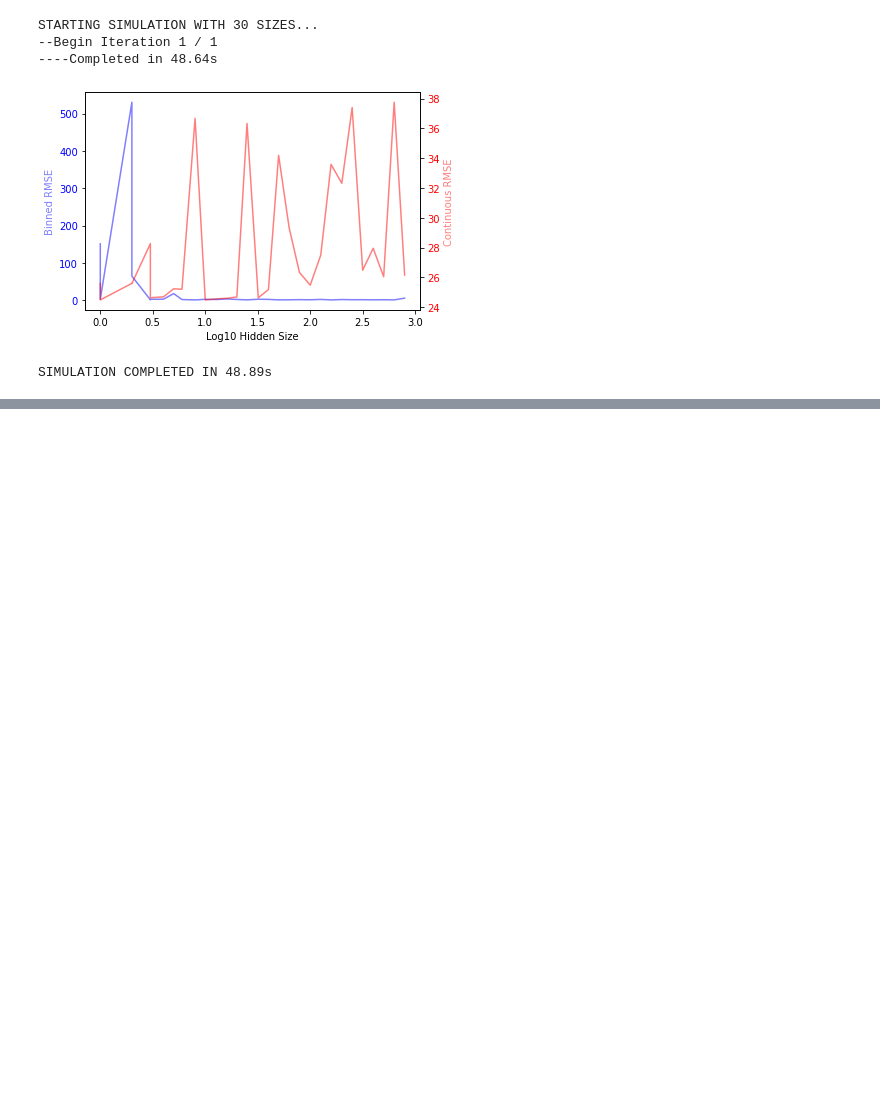
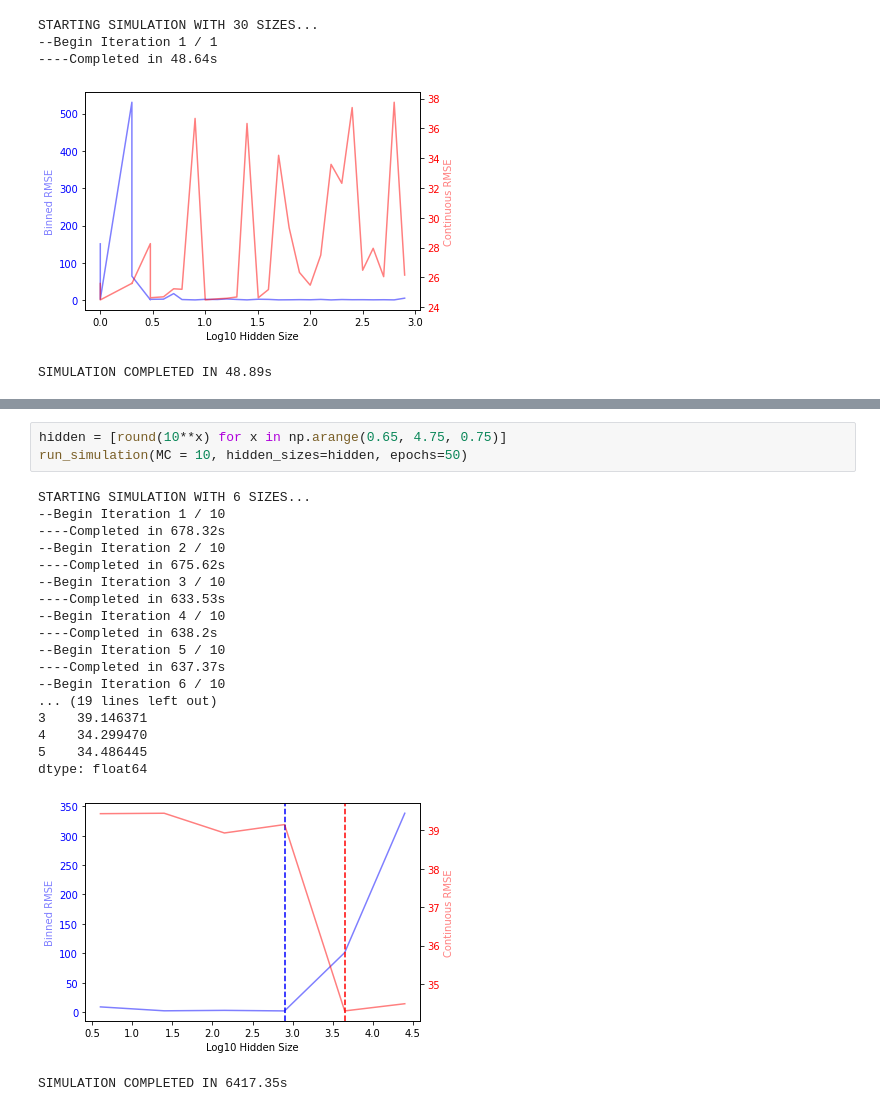
Before and after one commit to bcnalley/STAT-6810, a Jupyter notebook: final_project_code.ipynb, the cells around one changed output, grey strips where cells are left out. Saved outputs shown, nothing was run; the diff lists cells and outputs as text; blank space fills up the shorter version.

```diff
--- a/final_project_code.ipynb
+++ b/final_project_code.ipynb
@@ -481,0 +492,23 @@ SIMULATION COMPLETED IN 48.89s
+# %%
+hidden = [round(10**x) for x in np.arange(0.65, 4.75, 0.75)]
+run_simulation(MC = 10, hidden_sizes=hidden, epochs=50)
+# %% [output]
+STARTING SIMULATION WITH 6 SIZES...
+--Begin Iteration 1 / 10
+----Completed in 678.32s
+--Begin Iteration 2 / 10
+----Completed in 675.62s
+--Begin Iteration 3 / 10
+----Completed in 633.53s
+--Begin Iteration 4 / 10
+----Completed in 638.2s
+--Begin Iteration 5 / 10
+----Completed in 637.37s
+--Begin Iteration 6 / 10
+... (19 lines left out)
+3    39.146371
+4    34.299470
+5    34.486445
+dtype: float64
+[figure, added]
+SIMULATION COMPLETED IN 6417.35s
```
Also changed, not shown: parts of 2 cells of this notebook.
